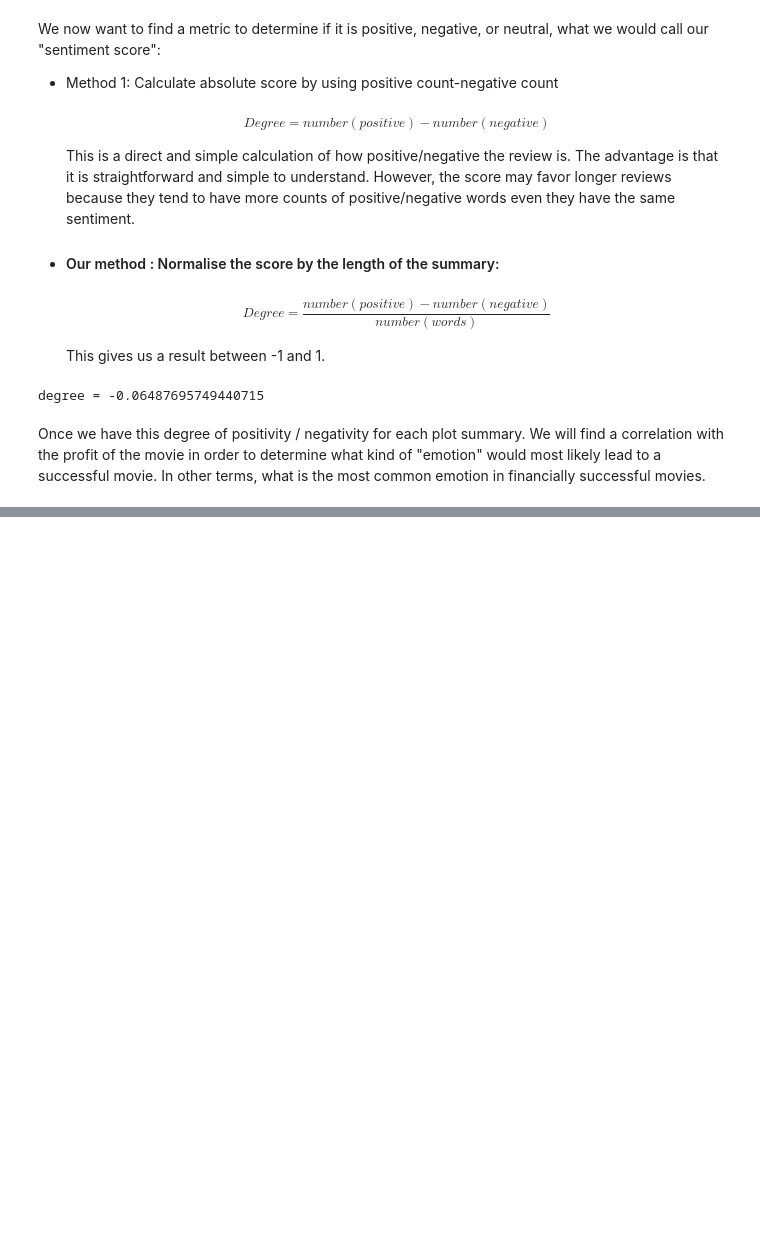
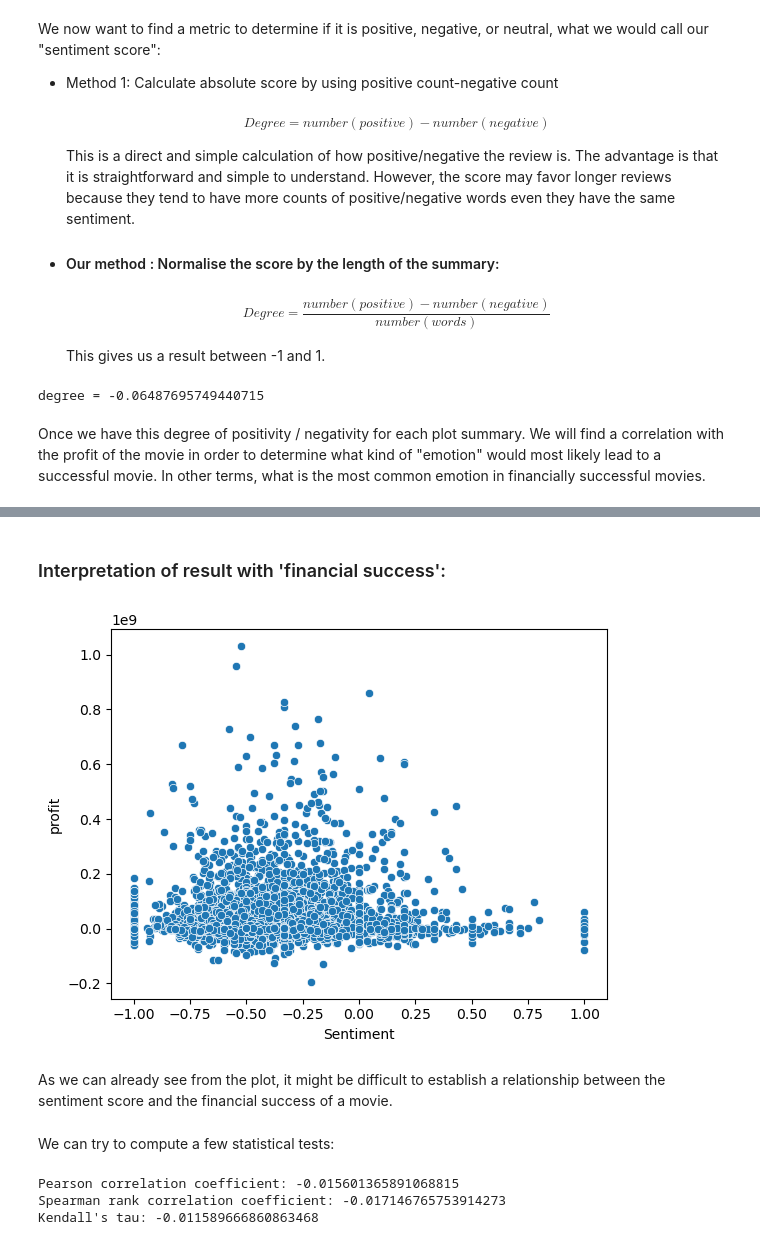
Before and after one commit to epfl-ada/ada-2022-project-mrjulia, a Jupyter notebook: Plot_summary.ipynb, the cells around one changed output, grey strips where cells are left out. Cells and saved outputs as stored; diff of their text form; code cells hidden in the pictures; blank space fills up the shorter version.

```diff
--- a/Plot_summary.ipynb
+++ b/Plot_summary.ipynb
@@ -255,0 +316,3 @@ sns.displot(df_nonzero, x="Sentiment")
+# %%
+merge=pd.merge(df_plot, df_movies, on="Wikipedia Movie ID")
+merge
@@ -255,0 +333,4 @@ sns.displot(df_nonzero, x="Sentiment")
+# %%
+# Only keep the columns that we need
+merge = merge[['Sentiment', 'Movie name']]
+merge
@@ -255,0 +351,4 @@ sns.displot(df_nonzero, x="Sentiment")
+# %%
+# Now we can take care of dropping the duplicates
+merge=merge.drop_duplicates(['Movie name'], ignore_index=True)
+merge
@@ -255,0 +371,3 @@ sns.displot(df_nonzero, x="Sentiment")
+# %%
+df_with_score = pd.merge(df_total, merge, on="Movie name")
+df_with_score
@@ -255,0 +388,11 @@ sns.displot(df_nonzero, x="Sentiment")
+# %% [markdown]
+### Interpretation of result with 'financial success':
+# %%
+sns.scatterplot(x='Sentiment', y='profit', data=df_with_score)
+plt.show()
+# %% [output]
+[figure, added]
+# %% [markdown]
+As we can already see from the plot, it might be difficult to establish a relationship between the sentiment score and the financial success of a movie.
+# %% [markdown]
+We can try to compute a few statistical tests:
@@ -255,0 +404,13 @@ sns.displot(df_nonzero, x="Sentiment")
+# %%
+pear_corr, _ = pearsonr(df_with_score['profit'], df_with_score['Sentiment'])
+print(f'Pearson correlation coefficient: {pear_corr}')
+
+sp_corr, _ = spearmanr(df_with_score['profit'], df_with_score['Sentiment'])
+print(f'Spearman rank correlation coefficient: {sp_corr}')
+
+kt_corr, _ = kendalltau(df_with_score['profit'], df_with_score['Sentiment'])
+print(f"Kendall's tau: {kt_corr}")
+# %% [output]
+Pearson correlation coefficient: -0.015601365891068815
+Spearman rank correlation coefficient: -0.017146765753914273
+Kendall's tau: -0.011589666860863468
```
Also changed, not shown: parts of 42 cells of this notebook.
